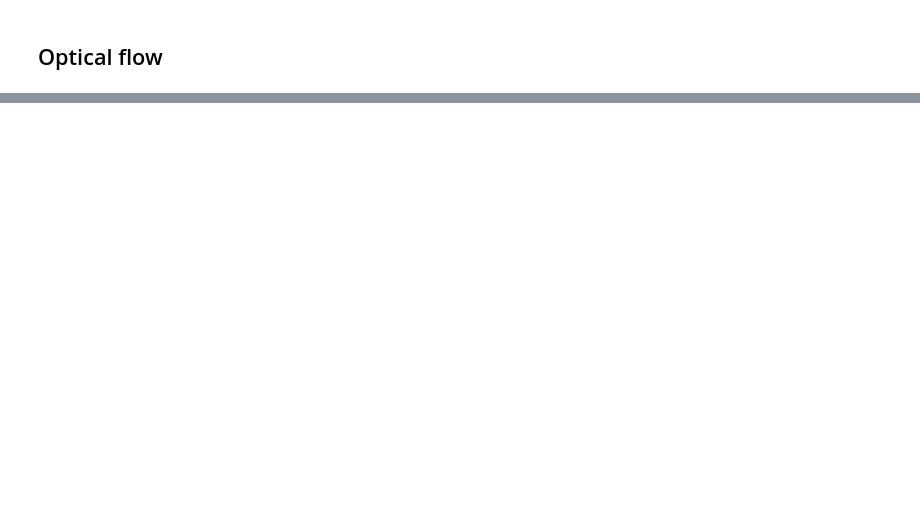
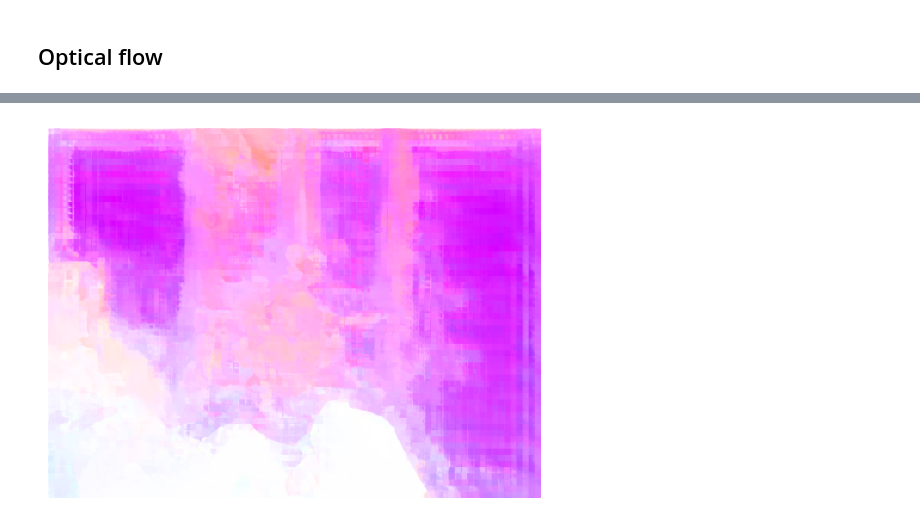
Before and after one commit to pzierahn/respiration, a Jupyter notebook: notebooks/misc/RAFT.ipynb, the cells around one changed output, grey strips where cells are left out. Drawn from its saved outputs; the diff is of its cells as text; code cells hidden in the pictures; blank space fills up the shorter version.

```diff
--- a/notebooks/misc/RAFT.ipynb
+++ b/notebooks/misc/RAFT.ipynb
@@ -143,0 +142,10 @@ out.release()
+# %%
+from torchvision.utils import flow_to_image, make_grid
+
+flow_imgs = flow_to_image(predicted_flows.to("cpu"))
+
+plt.axis("off")
+plt.imshow(make_grid(flow_imgs, nrow=2).permute(1, 2, 0))
+plt.show()
+# %% [output]
+[figure, added]
```
Also changed, not shown: parts of 22 cells of this notebook, 1 other file.
